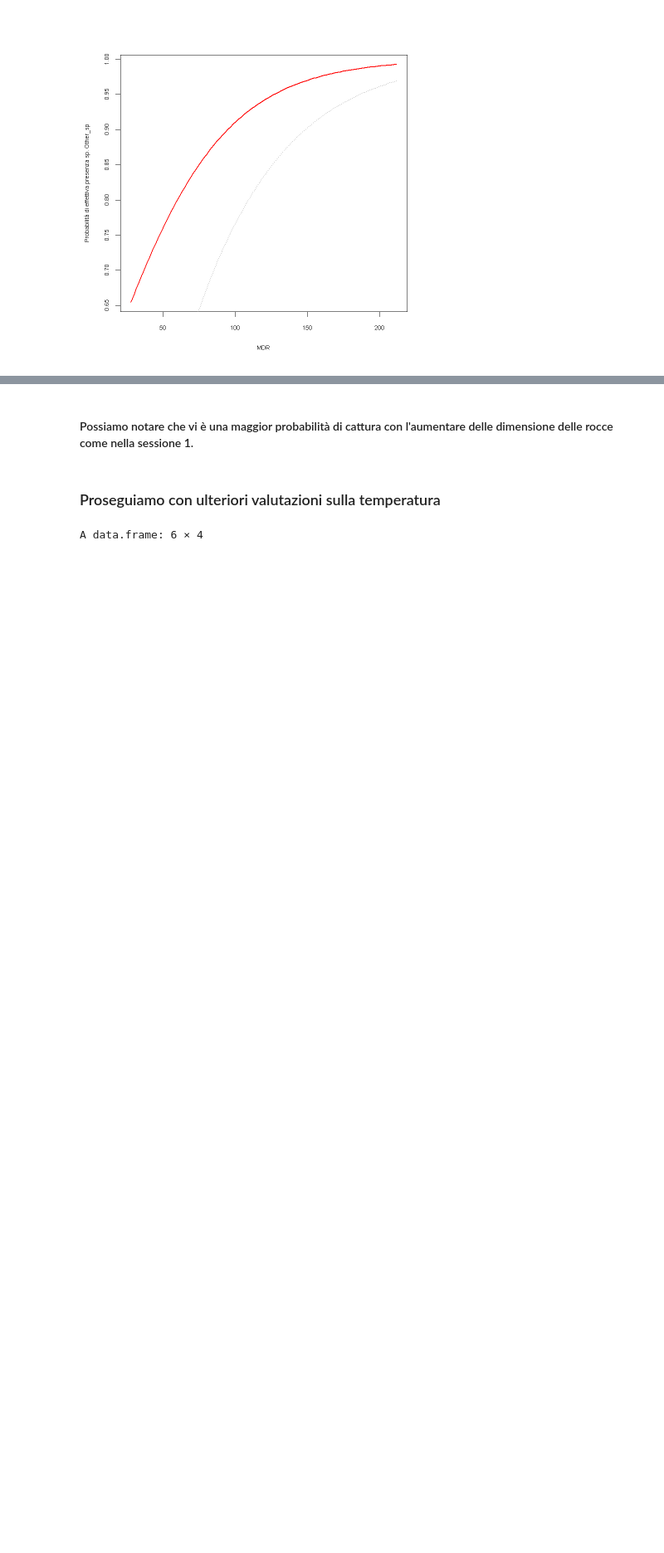
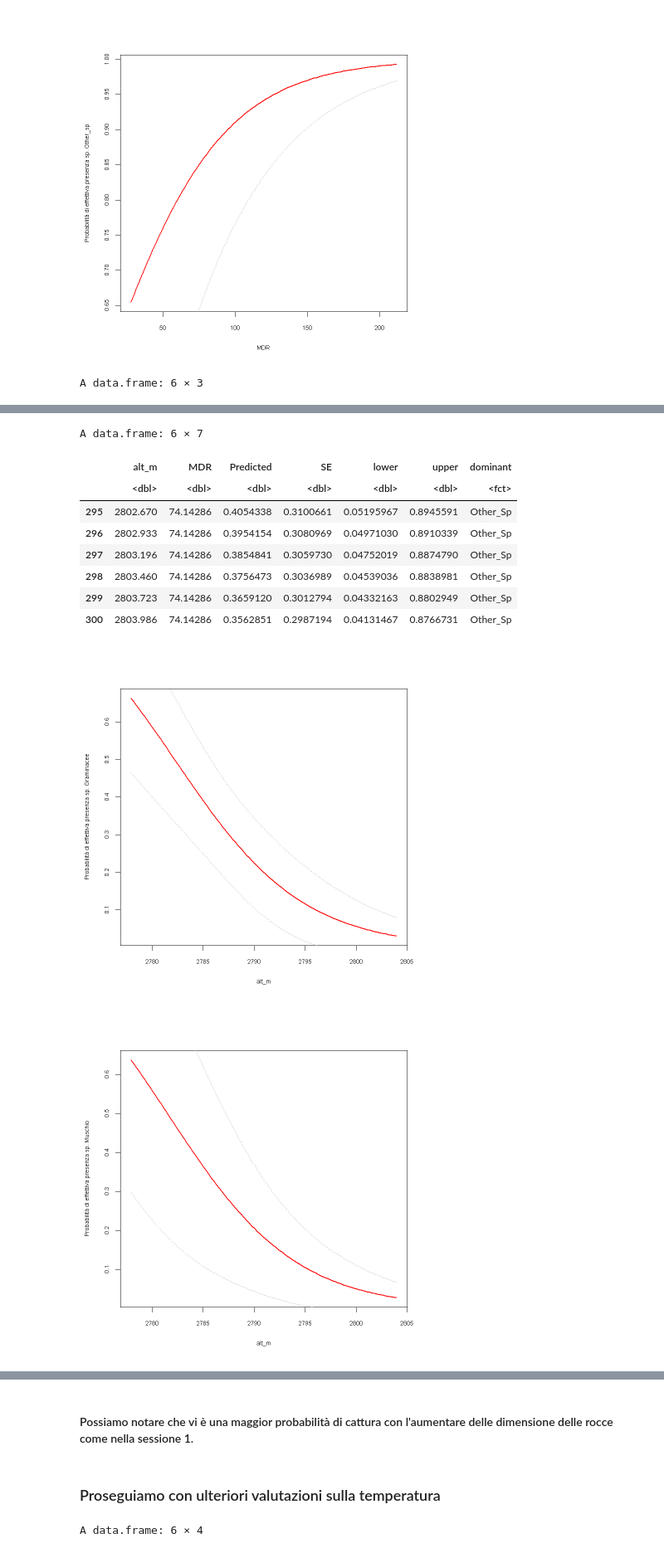
Before and after one commit to GabyOM/Chionomys-nivalis-analysis, a Jupyter notebook: 8.2. Analisi Best Model-Sessione 2.ipynb, the cells around one changed output, grey strips where cells are left out. Shown at 83% size. Drawn from its saved outputs; the diff is of its cells as text; code cells hidden in the pictures; blank space fills up the shorter version.

Commit message:
grafici best model s2

```diff
--- a/8.2. Analisi Best Model-Sessione 2.ipynb
+++ b/8.2. Analisi Best Model-Sessione 2.ipynb
@@ -158,3 +158,67 @@ with(subset(Elambda_unscaled,dominant=="Other_Sp"), {
 [figure]
 [figure]
 [figure]
+# %%
+df_indicato <- siteCovs(arvicole)
+alt_m.seq <- seq(min(df_indicato$alt_m), max(df_indicato$alt_m), length=100)
+cop_veg_ottavi.seq <- seq(min(df_indicato$cop_veg_ottavi, na.rm=TRUE), max(df_indicato$cop_veg_ottavi, na.rm=TRUE), length=100)
+Esp.tr.seq <- seq(min(df_indicato$Esp.tr), max(df_indicato$Esp.tr), length=100)
+MDR.seq <- seq(min(df_indicato$MDR), max(df_indicato$MDR), length=100)
+
+
+alt_g <- data.frame(
+    alt_m = alt_m.seq,
+    MDR = mean(df_indicato$MDR),
+    dominant = "Graminacee"
+)
+alt_m <- data.frame(
+    alt_m = alt_m.seq,
+    MDR = mean(df_indicato$MDR),
+    dominant = "Muschio"
+)
+alt_o <- data.frame(
+    alt_m = alt_m.seq,
+    MDR = mean(df_indicato$MDR),
+    dominant = "Other_Sp"
+)
+altdata <- rbind(alt_g,alt_m,alt_o)
+head(altdata)
+
+Elambda <- predict(best_mod,
+        type='state',
+        newdata = altdata,
+        appendData = TRUE)
+
+Elambda_unscaled <- myunscale(Elambda, siteCovs_scaled, c("alt_m","MDR"))
+tail(Elambda_unscaled)
+
+with(subset(Elambda_unscaled,dominant=="Graminacee"), {
+  plot(alt_m, Predicted, xlab="alt_m", type="l", # names = habitat,
+       ylab="Probabilità di effettiva presenza sp. Graminacee", #ylim=c(-20, 40), # cex.names=0.7,
+       cex.lab=0.7, cex.axis=0.7, lwd=2, col="red")
+  lines(alt_m, Predicted+SE, lty=3, col="dark grey")
+  lines(alt_m, Predicted-SE, lty=3, col="dark grey")
+  #lines(alt_m, upper, lty=1, col="grey")
+  #lines(alt_m, lower, lty=1, col="grey")
+})
+with(subset(Elambda_unscaled,dominant=="Muschio"), {
+  plot(alt_m, Predicted, xlab="alt_m", type="l", # names = habitat,
+       ylab="Probabilità di effettiva presenza sp. Muschio", #ylim=c(-20, 40), # cex.names=0.7,
+       cex.lab=0.7, cex.axis=0.7, lwd=2, col="red")
+   lines(alt_m, Predicted+SE, lty=3, col="dark grey")
+   lines(alt_m, Predicted-SE, lty=3, col="dark grey")
+  #lines(MDR, upper, lty=1, col="grey")
+  #lines(MDR, lower, lty=1, col="grey")
+})
+
+with(subset(Elambda_unscaled,dominant=="Other_Sp"), {
+  plot(alt_m, Predicted, xlab="alt_m", type="l", # names = habitat,
+       ylab="Probabilità di effettiva presenza sp. Other_sp", #ylim=c(-20, 40), # cex.names=0.7,
+       cex.lab=0.7, cex.axis=0.7, lwd=2, col="red")
+  lines(alt_m, Predicted+SE, lty=3, col="dark grey")
+  lines(alt_m, Predicted-SE, lty=3, col="dark grey")
+  #lines(MDR, upper, lty=1, col="grey")
+  #lines(MDR, lower, lty=1, col="grey")
+})
+# %% [output]
+A data.frame: 6 × 3
@@ -160,0 +233,11 @@ with(subset(Elambda_unscaled,dominant=="Other_Sp"), {
+A data.frame: 6 × 7
+|  | alt_m | MDR | Predicted | SE | lower | upper | dominant |
+|  | <dbl> | <dbl> | <dbl> | <dbl> | <dbl> | <dbl> | <fct> |
+| 295 | 2802.670 | 74.14286 | 0.4054338 | 0.3100661 | 0.05195967 | 0.8945591 | Other_Sp |
+| 296 | 2802.933 | 74.14286 | 0.3954154 | 0.3080969 | 0.04971030 | 0.8910339 | Other_Sp |
+| 297 | 2803.196 | 74.14286 | 0.3854841 | 0.3059730 | 0.04752019 | 0.8874790 | Other_Sp |
+| 298 | 2803.460 | 74.14286 | 0.3756473 | 0.3036989 | 0.04539036 | 0.8838981 | Other_Sp |
+| 299 | 2803.723 | 74.14286 | 0.3659120 | 0.3012794 | 0.04332163 | 0.8802949 | Other_Sp |
+| 300 | 2803.986 | 74.14286 | 0.3562851 | 0.2987194 | 0.04131467 | 0.8766731 | Other_Sp |
+[figure, added]
+[figure, added]
```
Also changed, not shown: parts of 5 cells of this notebook.
